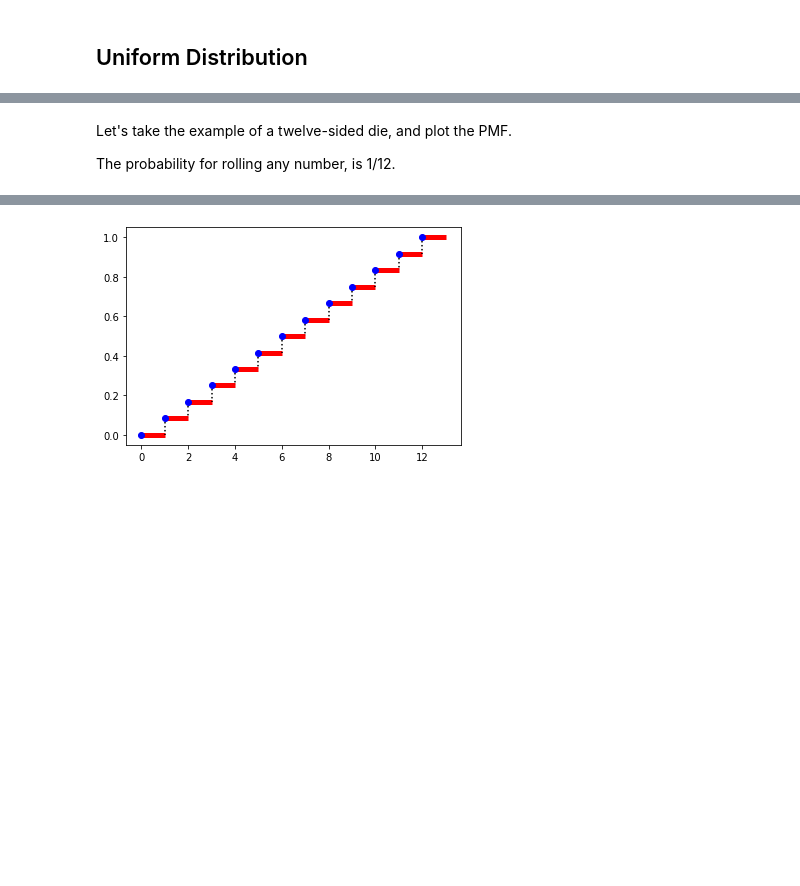
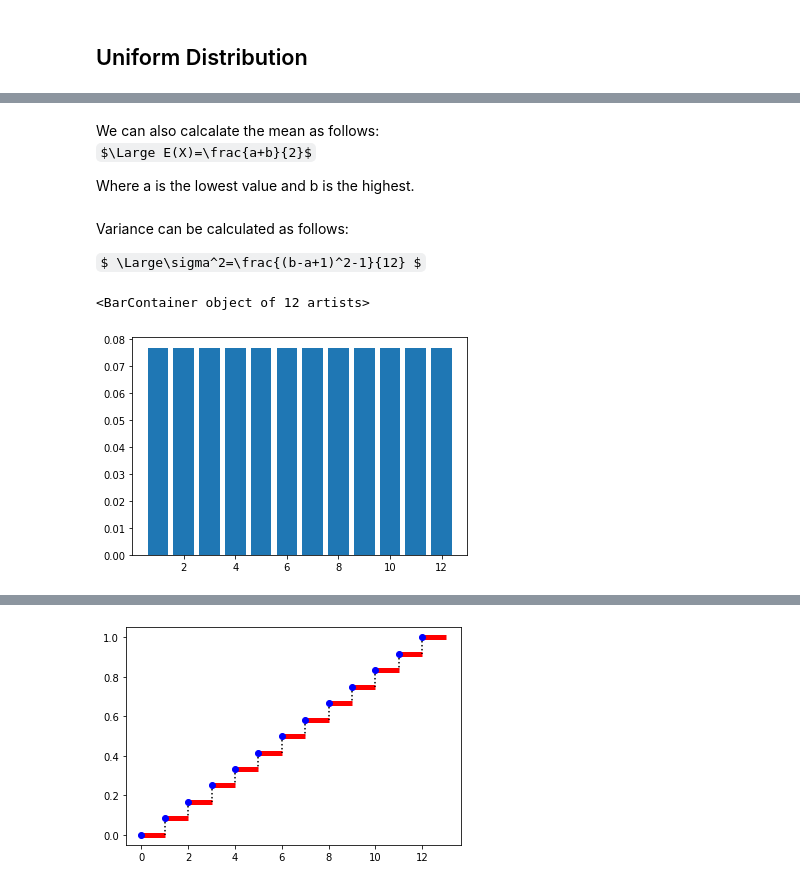
Before and after one commit to lecritch/distributions_seattle-chicago-ds, a Jupyter notebook: index.ipynb, the cells around one changed output, grey strips where cells are left out. Drawn from its saved outputs; the diff is of its cells as text; code cells hidden in the pictures; some formulas as TeX source; blank space fills up the shorter version.

```diff
--- a/index.ipynb
+++ b/index.ipynb
@@ -93,4 +163,17 @@ A common example is the roll of a die.
-# %% [markdown]
-Let's take the example of a twelve-sided die, and plot the PMF.
-
-The probability for rolling any number, is 1/12.
+# %% [markdown]
+We can also calcalate the mean as follows:
+$\Large E(X)=\frac{a+b}{2}$
+
+Where a is the lowest value and b is the highest.
+# %% [markdown]
+Variance can be calculated as follows:
+
+$ \Large\sigma^2=\frac{(b-a+1)^2-1}{12} $
+# %%
+result_set = list(range(1,13))
+roll_probabilities = [1/13 for result in result_set]
+
+plt.bar(result_set, roll_probabilities)
+# %% [output]
+<BarContainer object of 12 artists>
+[figure, added]
```
Also changed, not shown: parts of 95 cells of this notebook, 21 other files.
